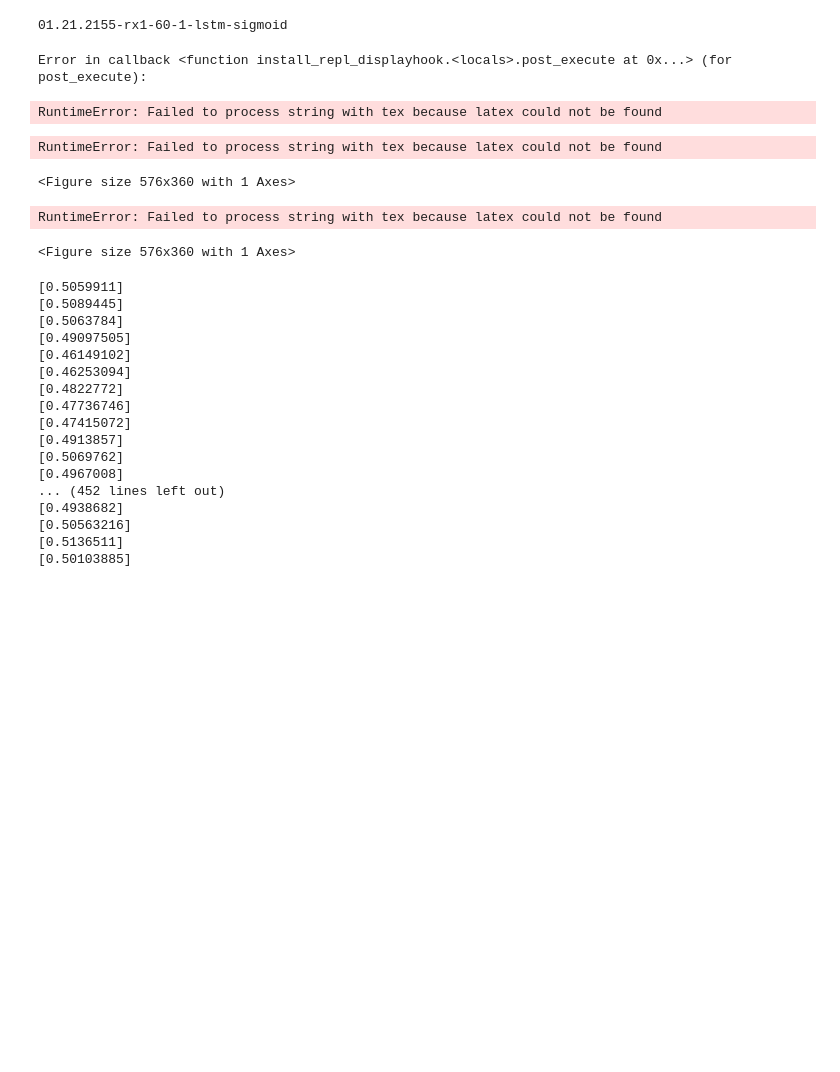
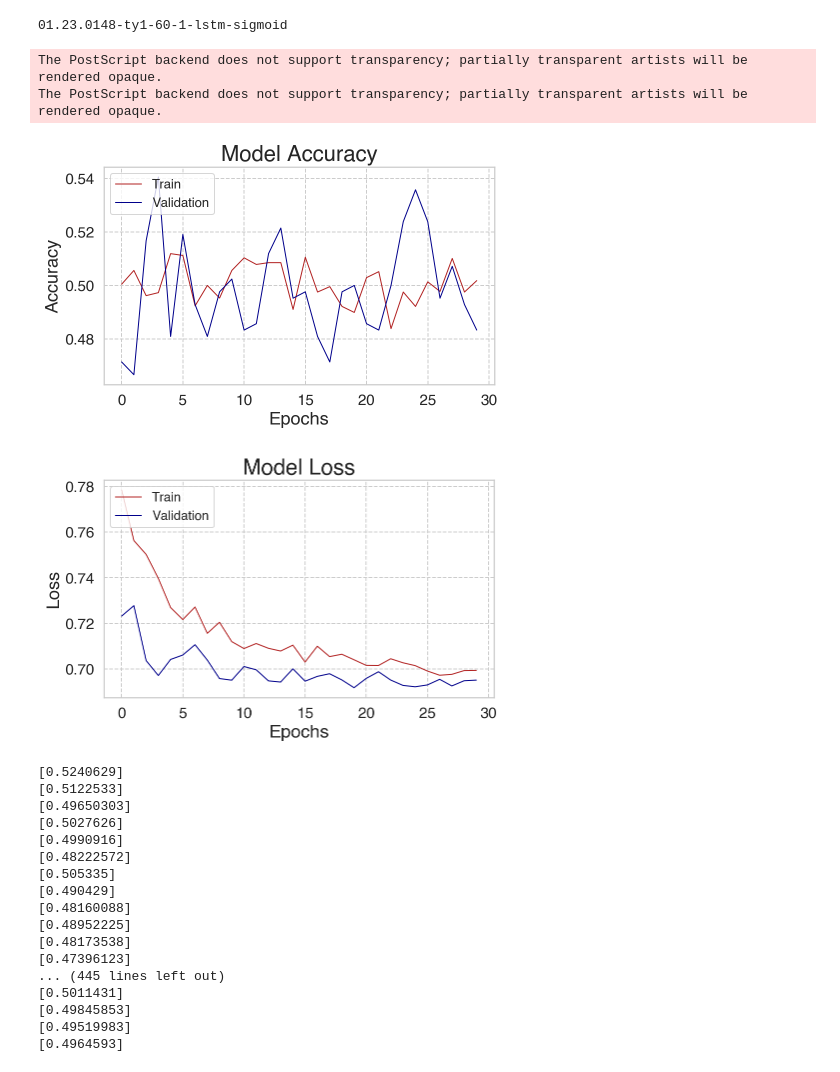
Before and after one commit to TimmieBengtsson/masters_project, a Jupyter notebook: model_evaluator.ipynb, the cells around one changed output. Saved outputs shown, nothing was run; the diff lists cells and outputs as text; code cells hidden in the pictures; blank space fills up the shorter version.

```diff
--- a/model_evaluator.ipynb
+++ b/model_evaluator.ipynb
@@ -50,7 +46,7 @@ tf.keras.utils.set_random_seed(2) # relu
 # %%
 # load back history data
 SEQ_LEN = 60  # how long of a preceeding sequence to collect for RNN
-ASSET_TO_PREDICT = 'rx1'                  #--- VAR CHANGE
+ASSET_TO_PREDICT = 'ty1'                  #--- VAR CHANGE
 with open('models/last_run_model_name.txt') as f:
     last_model_name = f.readline()
     print(last_model_name)
@@ -58,21 +54,30 @@ model_name = last_model_name        #--- VAR CHANGE
 model_load = keras.models.load_model(f'models/{model_name}.hdf5')
 history_load = np.load(f'history/{model_name}.npy',allow_pickle='TRUE').item()
 # %% [output]
-01.21.2155-rx1-60-1-lstm-sigmoid
+01.23.0148-ty1-60-1-lstm-sigmoid
-# %%
-fig1, axs1, fig2, axs2 = utils.plot_history_data(history_load)
-# %% [output]
-Error in callback <function install_repl_displayhook.<locals>.post_execute at 0x...> (for post_execute):
-RuntimeError: Failed to process string with tex because latex could not be found
-RuntimeError: Failed to process string with tex because latex could not be found
-<Figure size 576x360 with 1 Axes>
-RuntimeError: Failed to process string with tex because latex could not be found
-<Figure size 576x360 with 1 Axes>
+# %%
+fig1, axs1 = utils.plot_history_data_accuracy(history_load)
+plt.tick_params(axis='both', which='major', labelsize=15)
+save_loc = f'plots/{last_model_name}_model_accuracy.eps'
+plt.savefig(save_loc, dpi=1200, bbox_inches = "tight")
+
+fig2, axs2 = utils.plot_history_data_loss(history_load)
+plt.tick_params(axis='both', which='major', labelsize=15)
+save_loc = f'plots/{last_model_name}_model_loss.eps'
+plt.savefig(save_loc, dpi=1200, bbox_inches = "tight")
+# %% [output]
+The PostScript backend does not support transparency; partially transparent artists will be rendered opaque.
+The PostScript backend does not support transparency; partially transparent artists will be rendered opaque.
+[figure, added]
+[figure, added]
 # %%
 # CREDIT DATA
 credit_df = pd.DataFrame() # begin empty
 rx1, ty1, ik1, oe1, du1 = data_reader.credit()
-credit_df['rx1'] = rx1['RX1 Comdty']
+# credit_df['rx1'] = rx1['RX1 Comdty']             # --VAR CHANGE
+credit_df['ty1'] = ty1['TY1 Comdty']
+# credit_df['ik1'] = ik1['IK1 Comdty']
+# credit_df['oe1'] = oe1['OE1 Comdty']
 # credit_df['du1'] = du1['DU1 Comdty']
 
 # CRYPTO DATA
@@ -86,20 +91,20 @@ val_df = data_manipulator.splitter(dataset_df, cutoff=0.10)[1]
 
 df_rp = utils.getReturnAndPred_sigmoidModel(val_df, SEQ_LEN+1, ASSET_TO_PREDICT, model_load)
 # %% [output]
-[0.5059911]
-[0.5089445]
-[0.5063784]
-[0.49097505]
-[0.46149102]
-[0.46253094]
-[0.4822772]
-[0.47736746]
-[0.47415072]
-[0.4913857]
-[0.5069762]
-[0.4967008]
-... (452 lines left out)
-[0.4938682]
-[0.50563216]
-[0.5136511]
-[0.50103885]
+[0.5240629]
+[0.5122533]
+[0.49650303]
+[0.5027626]
+[0.4990916]
+[0.48222572]
+[0.505335]
+[0.490429]
+[0.48160088]
+[0.48952225]
+[0.48173538]
+[0.47396123]
+... (445 lines left out)
+[0.5011431]
+[0.49845853]
+[0.49519983]
+[0.4964593]
```
Also changed, not shown: parts of 6 cells of this notebook, 22 other files.
